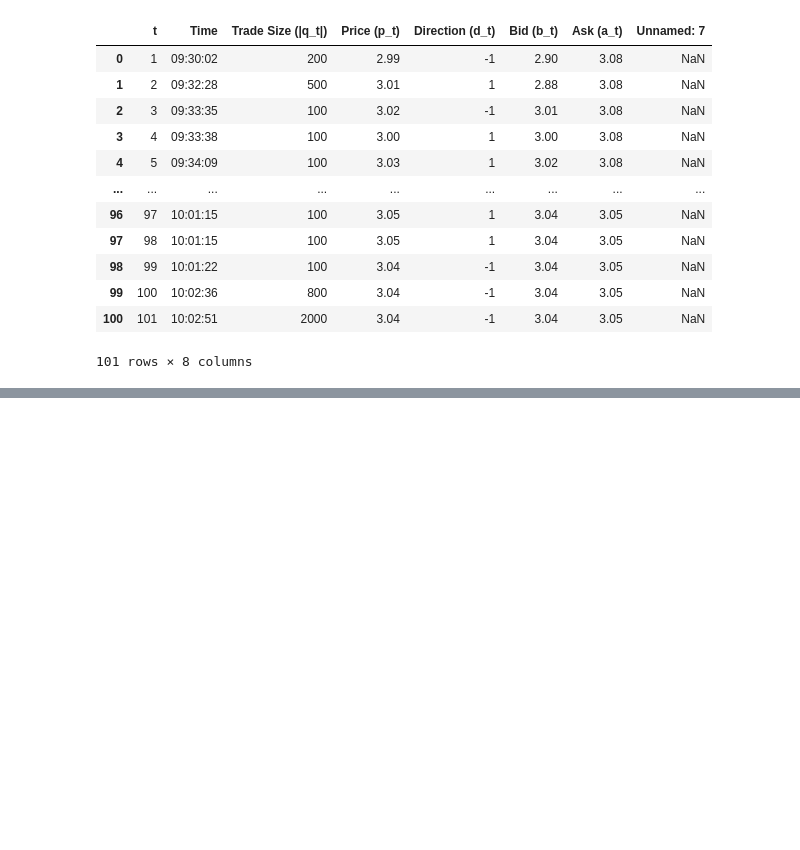
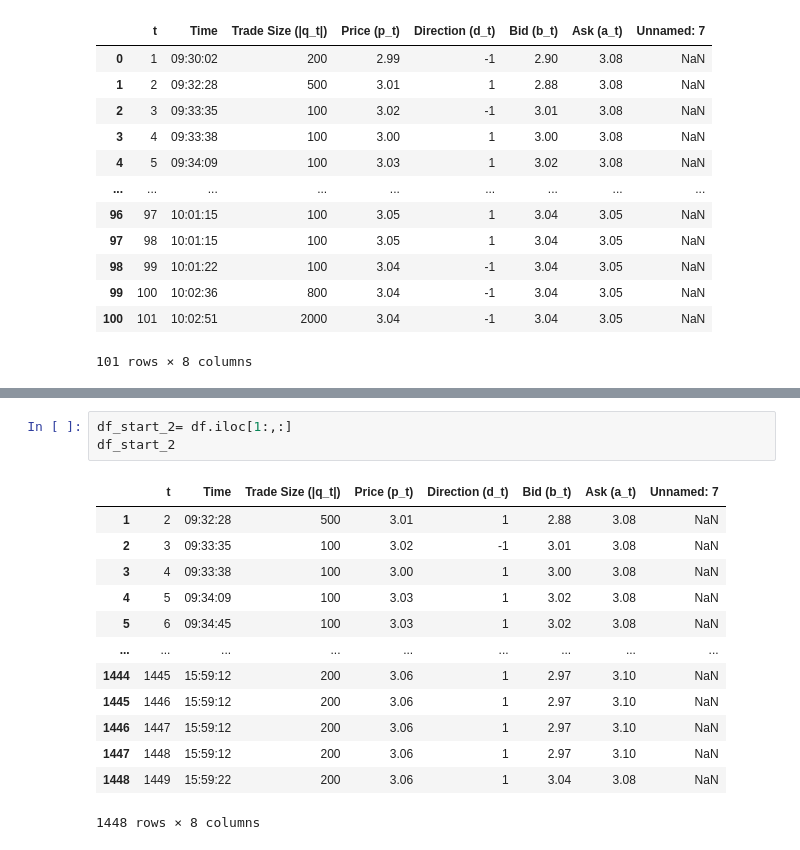
Before and after one commit to Jaykim1234/Python, a Jupyter notebook: UvA material/Financial markets/Assignment 1.ipynb, the cells around one changed output, grey strips where cells are left out. Saved outputs shown, nothing was run; the diff lists cells and outputs as text; blank space fills up the shorter version.

```diff
--- a/UvA material/Financial markets/Assignment 1.ipynb
+++ b/UvA material/Financial markets/Assignment 1.ipynb
@@ -171,0 +213,17 @@ df_100th
+# %%
+df_start_2= df.iloc[1:,:]
+df_start_2
+# %% [output]
+|  | t | Time | Trade Size (|q_t|) | Price (p_t) | Direction (d_t) | Bid (b_t) | Ask (a_t) | Unnamed: 7 |
+| 1 | 2 | 09:32:28 | 500 | 3.01 | 1 | 2.88 | 3.08 | NaN |
+| 2 | 3 | 09:33:35 | 100 | 3.02 | -1 | 3.01 | 3.08 | NaN |
+| 3 | 4 | 09:33:38 | 100 | 3.00 | 1 | 3.00 | 3.08 | NaN |
+| 4 | 5 | 09:34:09 | 100 | 3.03 | 1 | 3.02 | 3.08 | NaN |
+| 5 | 6 | 09:34:45 | 100 | 3.03 | 1 | 3.02 | 3.08 | NaN |
+| ... | ... | ... | ... | ... | ... | ... | ... | ... |
+| 1444 | 1445 | 15:59:12 | 200 | 3.06 | 1 | 2.97 | 3.10 | NaN |
+| 1445 | 1446 | 15:59:12 | 200 | 3.06 | 1 | 2.97 | 3.10 | NaN |
+| 1446 | 1447 | 15:59:12 | 200 | 3.06 | 1 | 2.97 | 3.10 | NaN |
+| 1447 | 1448 | 15:59:12 | 200 | 3.06 | 1 | 2.97 | 3.10 | NaN |
+| 1448 | 1449 | 15:59:22 | 200 | 3.06 | 1 | 3.04 | 3.08 | NaN |
+1448 rows × 8 columns
```
Also changed, not shown: parts of 13 cells of this notebook, 2 other files.
